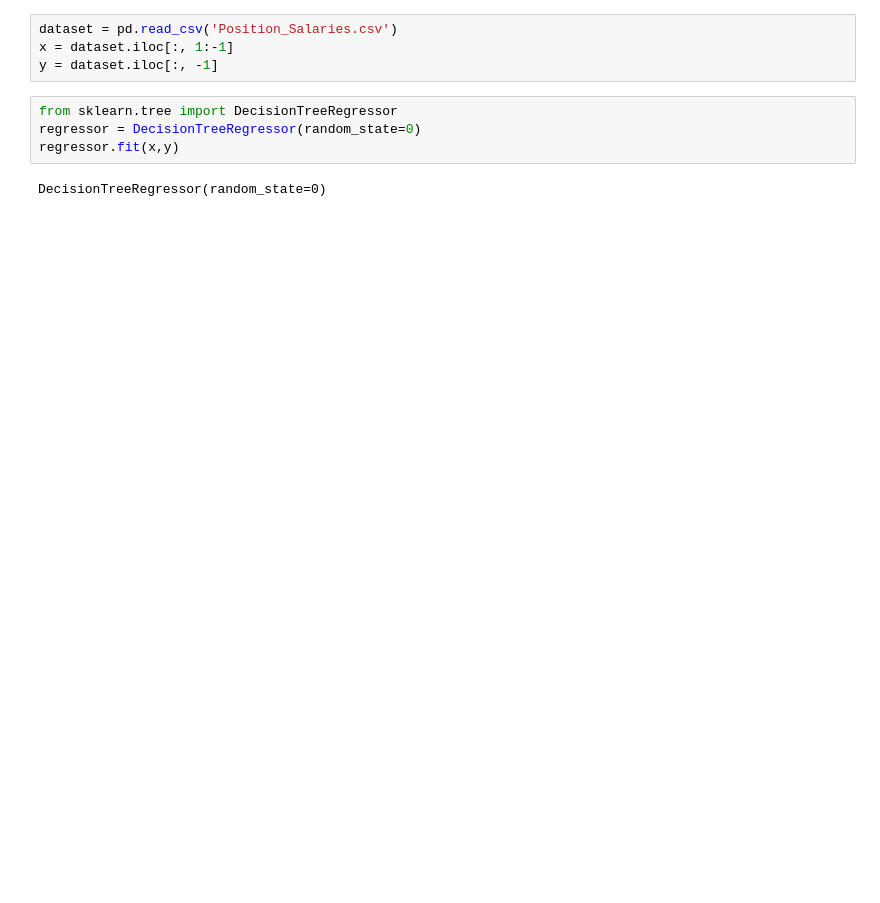
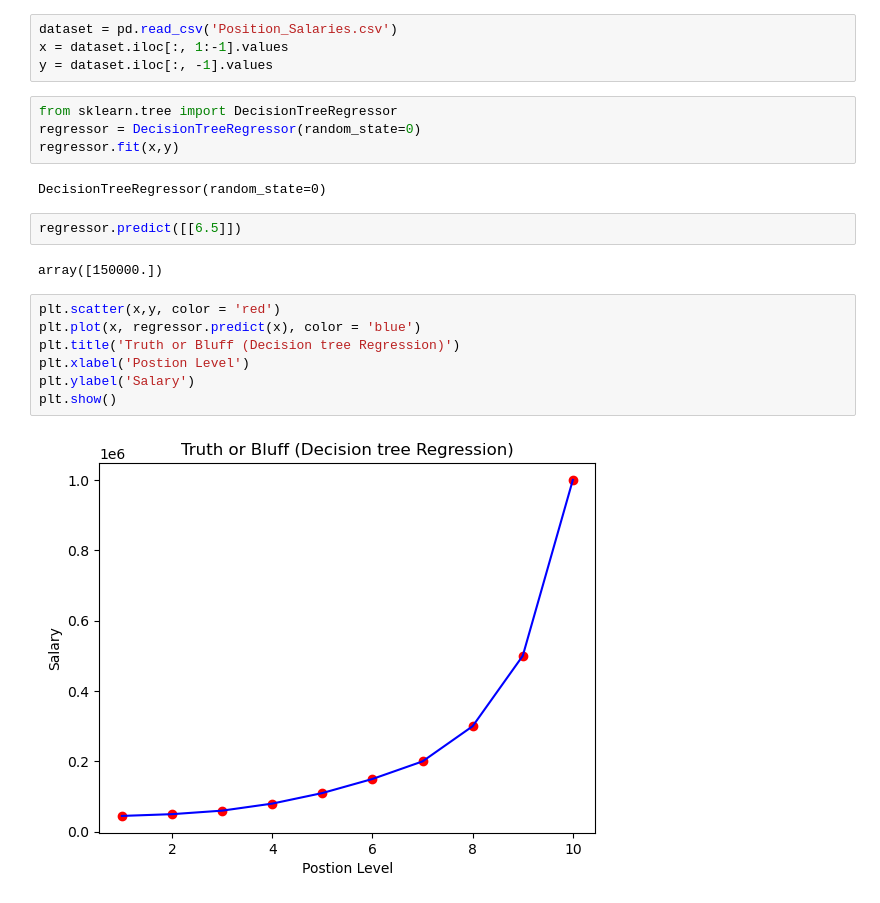
Before and after one commit to AbhishekPurbey02/machine-learning-regression-models, a Jupyter notebook: decision_tree_regression_model.ipynb, the cells around one changed output. Cells and saved outputs as stored; diff of their text form; blank space fills up the shorter version.

```diff
--- a/decision_tree_regression_model.ipynb
+++ b/decision_tree_regression_model.ipynb
@@ -4,11 +4,24 @@ import numpy as np
 import matplotlib.pyplot as plt
 # %%
 dataset = pd.read_csv('Position_Salaries.csv')
-x = dataset.iloc[:, 1:-1]
-y = dataset.iloc[:, -1]
+x = dataset.iloc[:, 1:-1].values
+y = dataset.iloc[:, -1].values
 # %%
 from sklearn.tree import DecisionTreeRegressor
 regressor = DecisionTreeRegressor(random_state=0)
 regressor.fit(x,y)
 # %% [output]
 DecisionTreeRegressor(random_state=0)
+# %%
+regressor.predict([[6.5]])
+# %% [output]
+array([150000.])
+# %%
+plt.scatter(x,y, color = 'red')
+plt.plot(x, regressor.predict(x), color = 'blue')
+plt.title('Truth or Bluff (Decision tree Regression)')
+plt.xlabel('Postion Level')
+plt.ylabel('Salary')
+plt.show()
+# %% [output]
+[figure, added]
```
Also changed, not shown: parts of 1 cell of this notebook.
